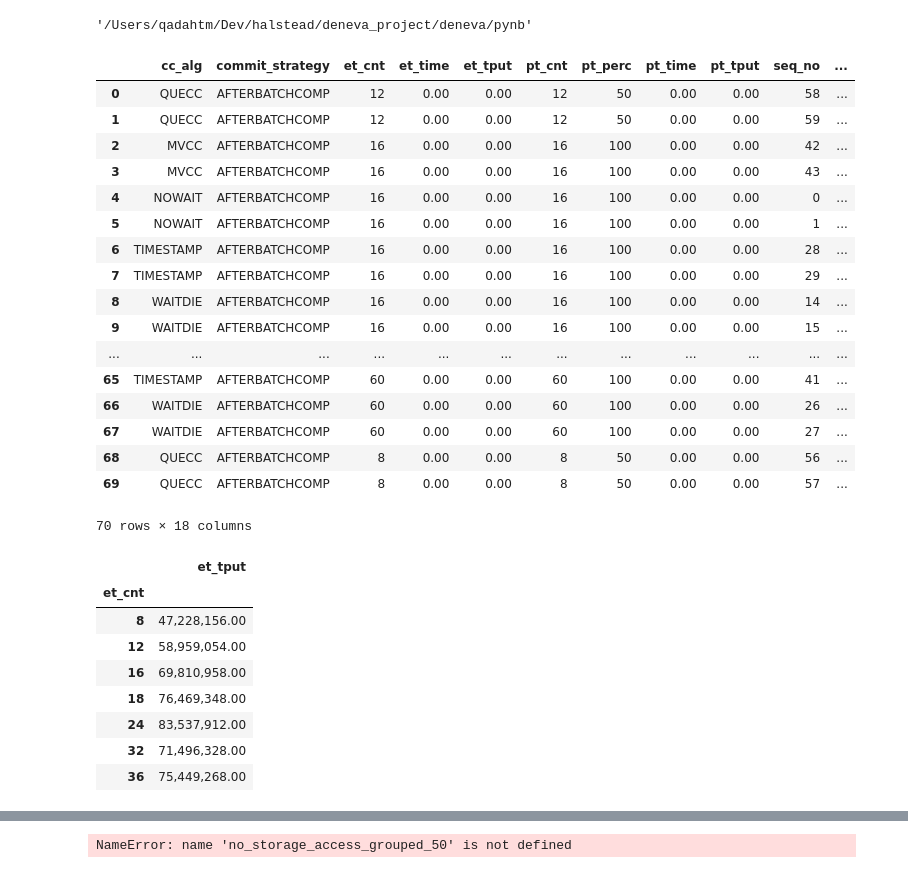
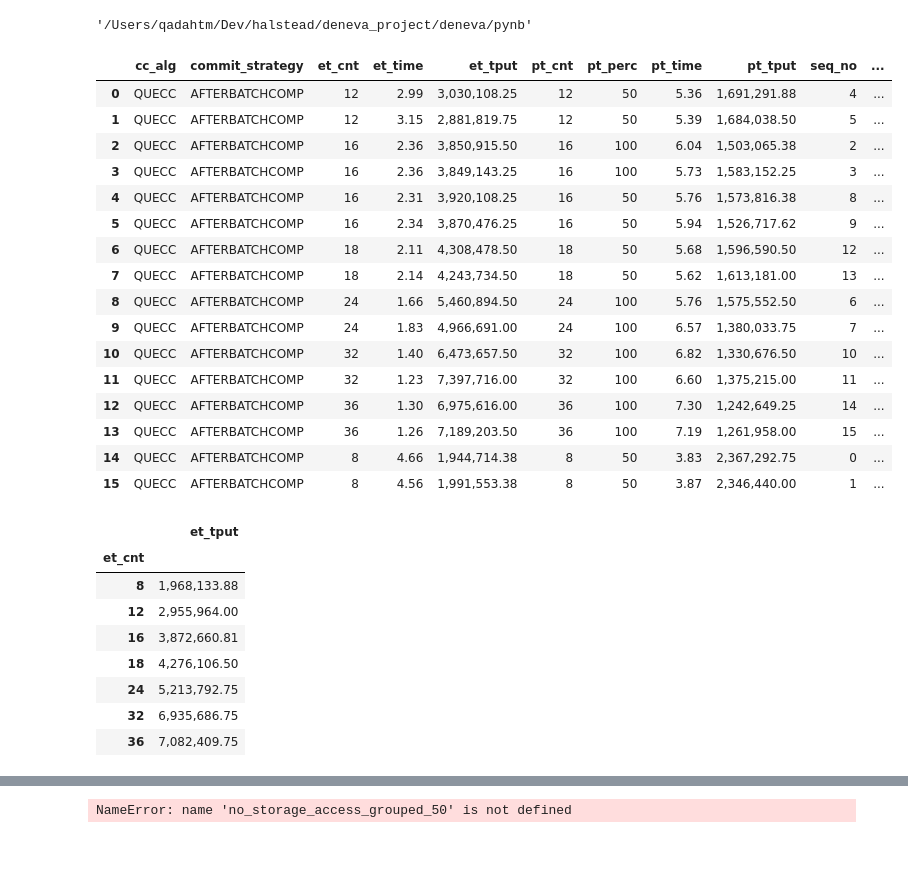
Before and after one commit to qadahtm/deneva, a Jupyter notebook: pynb/QueCC.ipynb, the cells around one changed output, grey strips where cells are left out. Drawn from its saved outputs; the diff is of its cells as text; code cells hidden in the pictures.

```diff
--- a/pynb/QueCC.ipynb
+++ b/pynb/QueCC.ipynb
@@ -313,6 +313,15 @@ directory = "/Users/qadahtm/Dev/halstead/deneva_project/deneva/exp_results/fixed
 directory = "/Users/qadahtm/Dev/halstead/deneva_project/deneva/exp_results/m4-16xlarge-normal"
 # directory = "/Users/qadahtm/Dev/halstead/deneva_project/deneva/exp_results/quecc_db_access"
 # directory = "/Users/qadahtm/Dev/halstead/deneva_project/deneva/exp_results/fixed_mode_withdb_simple"
+# directory = "/Users/qadahtm/Dev/halstead/deneva_project/deneva/exp_results/normal_mode_with_simplehash"
+directory = "/Users/qadahtm/Dev/halstead/deneva_project/deneva/exp_results/fixed_mode_with_simplehash2_eagersplit"
+
+directory = "/Users/qadahtm/Dev/halstead/deneva_project/deneva/exp_results/fixed_mode_withdb_simple_eagersplit"
+directory = "/Users/qadahtm/Dev/halstead/deneva_project/deneva/exp_results/fixed_mode_withdb_simple_lazysplit2"
+
+directory = "/Users/qadahtm/Dev/halstead/deneva_project/deneva/exp_results/fixed_mode_lookup_simple_eagersplit_readonly2"
+
+directory = "/Users/qadahtm/Dev/halstead/deneva_project/deneva/exp_results/fixed_mode_withdb_simple_eagersplit2"
 
 resFiles = os.listdir(directory)
 # print(resFiles)
@@ -416,50 +425,49 @@ for fname in resFiles:
 
         data['virt_mem_usage'].append(int(e_data['virt_mem_usage']))
         data['pt_perc'].append(pt_perc)
         data['pt_cnt'].append(pt_cnt)
         data['pt_time'].append(float(e_data['pt_time']))
         data['pt_tput'].append(float(e_data['pt_tput']))
         data['et_cnt'].append(et_cnt)
         data['et_time'].append(float(e_data['et_time']))
         data['et_tput'].append(float(e_data['et_tput']))
         data['trial_no'].append(int(trial_num))
         data['seq_no'].append(int(seq_num))
         data['zipf_theta'].append('{:.1f}'.format(float(e_data['g_zipf_theta'])))
 
 # print(data)
 df = pd.DataFrame(data)
 # group_theta = df.groupby('zipf_theta')
 # df = df[df.worker_cnt!=56]
 # df = df[df.worker_cnt>24]
 # df = df[df.cc_alg == 'QUECC']
 # df = df[df.zipf_theta != '0.9']
 # df = df[df.zipf_theta != '0.0']
 # df = df[df.commit_strategy != 'IMMEDIATE']
 # df = df[df.et_tput != 0]
 # df = df[df.pt_perc == 50]
 # df = df[df.pt_perc != 25]
 # df = df[df.pt_perc == 100]
 # df = df[df.worker_cnt !=8]
 df
 # %% [output]
 |  | cc_alg | commit_strategy | et_cnt | et_time | et_tput | pt_cnt | pt_perc | pt_time | pt_tput | seq_no | ... |
-| 0 | QUECC | AFTERBATCHCOMP | 12 | 0.00 | 0.00 | 12 | 50 | 0.00 | 0.00 | 58 | ... |
-| 1 | QUECC | AFTERBATCHCOMP | 12 | 0.00 | 0.00 | 12 | 50 | 0.00 | 0.00 | 59 | ... |
-| 2 | MVCC | AFTERBATCHCOMP | 16 | 0.00 | 0.00 | 16 | 100 | 0.00 | 0.00 | 42 | ... |
-| 3 | MVCC | AFTERBATCHCOMP | 16 | 0.00 | 0.00 | 16 | 100 | 0.00 | 0.00 | 43 | ... |
-| 4 | NOWAIT | AFTERBATCHCOMP | 16 | 0.00 | 0.00 | 16 | 100 | 0.00 | 0.00 | 0 | ... |
-| 5 | NOWAIT | AFTERBATCHCOMP | 16 | 0.00 | 0.00 | 16 | 100 | 0.00 | 0.00 | 1 | ... |
-| 6 | TIMESTAMP | AFTERBATCHCOMP | 16 | 0.00 | 0.00 | 16 | 100 | 0.00 | 0.00 | 28 | ... |
-| 7 | TIMESTAMP | AFTERBATCHCOMP | 16 | 0.00 | 0.00 | 16 | 100 | 0.00 | 0.00 | 29 | ... |
-| 8 | WAITDIE | AFTERBATCHCOMP | 16 | 0.00 | 0.00 | 16 | 100 | 0.00 | 0.00 | 14 | ... |
-| 9 | WAITDIE | AFTERBATCHCOMP | 16 | 0.00 | 0.00 | 16 | 100 | 0.00 | 0.00 | 15 | ... |
-| ... | ... | ... | ... | ... | ... | ... | ... | ... | ... | ... | ... |
-| 65 | TIMESTAMP | AFTERBATCHCOMP | 60 | 0.00 | 0.00 | 60 | 100 | 0.00 | 0.00 | 41 | ... |
-| 66 | WAITDIE | AFTERBATCHCOMP | 60 | 0.00 | 0.00 | 60 | 100 | 0.00 | 0.00 | 26 | ... |
-| 67 | WAITDIE | AFTERBATCHCOMP | 60 | 0.00 | 0.00 | 60 | 100 | 0.00 | 0.00 | 27 | ... |
-| 68 | QUECC | AFTERBATCHCOMP | 8 | 0.00 | 0.00 | 8 | 50 | 0.00 | 0.00 | 56 | ... |
-| 69 | QUECC | AFTERBATCHCOMP | 8 | 0.00 | 0.00 | 8 | 50 | 0.00 | 0.00 | 57 | ... |
+| 0 | QUECC | AFTERBATCHCOMP | 12 | 2.99 | 3,030,108.25 | 12 | 50 | 5.36 | 1,691,291.88 | 4 | ... |
+| 1 | QUECC | AFTERBATCHCOMP | 12 | 3.15 | 2,881,819.75 | 12 | 50 | 5.39 | 1,684,038.50 | 5 | ... |
+| 2 | QUECC | AFTERBATCHCOMP | 16 | 2.36 | 3,850,915.50 | 16 | 100 | 6.04 | 1,503,065.38 | 2 | ... |
+| 3 | QUECC | AFTERBATCHCOMP | 16 | 2.36 | 3,849,143.25 | 16 | 100 | 5.73 | 1,583,152.25 | 3 | ... |
+| 4 | QUECC | AFTERBATCHCOMP | 16 | 2.31 | 3,920,108.25 | 16 | 50 | 5.76 | 1,573,816.38 | 8 | ... |
+| 5 | QUECC | AFTERBATCHCOMP | 16 | 2.34 | 3,870,476.25 | 16 | 50 | 5.94 | 1,526,717.62 | 9 | ... |
+| 6 | QUECC | AFTERBATCHCOMP | 18 | 2.11 | 4,308,478.50 | 18 | 50 | 5.68 | 1,596,590.50 | 12 | ... |
+| 7 | QUECC | AFTERBATCHCOMP | 18 | 2.14 | 4,243,734.50 | 18 | 50 | 5.62 | 1,613,181.00 | 13 | ... |
+| 8 | QUECC | AFTERBATCHCOMP | 24 | 1.66 | 5,460,894.50 | 24 | 100 | 5.76 | 1,575,552.50 | 6 | ... |
+| 9 | QUECC | AFTERBATCHCOMP | 24 | 1.83 | 4,966,691.00 | 24 | 100 | 6.57 | 1,380,033.75 | 7 | ... |
+| 10 | QUECC | AFTERBATCHCOMP | 32 | 1.40 | 6,473,657.50 | 32 | 100 | 6.82 | 1,330,676.50 | 10 | ... |
+| 11 | QUECC | AFTERBATCHCOMP | 32 | 1.23 | 7,397,716.00 | 32 | 100 | 6.60 | 1,375,215.00 | 11 | ... |
+| 12 | QUECC | AFTERBATCHCOMP | 36 | 1.30 | 6,975,616.00 | 36 | 100 | 7.30 | 1,242,649.25 | 14 | ... |
+| 13 | QUECC | AFTERBATCHCOMP | 36 | 1.26 | 7,189,203.50 | 36 | 100 | 7.19 | 1,261,958.00 | 15 | ... |
+| 14 | QUECC | AFTERBATCHCOMP | 8 | 4.66 | 1,944,714.38 | 8 | 50 | 3.83 | 2,367,292.75 | 0 | ... |
+| 15 | QUECC | AFTERBATCHCOMP | 8 | 4.56 | 1,991,553.38 | 8 | 50 | 3.87 | 2,346,440.00 | 1 | ... |
-70 rows × 18 columns
 # %%
 # grouped = df.groupby(['cc_alg','zipf_theta', 'worker_cnt', 'pt_perc','commit_strategy', 'pt_cnt', 'et_cnt']).tput.agg(['count', 'min', 'max', 'mean'])
 pd.options.display.float_format = '{:,.2f}'.format
@@ -472,13 +480,13 @@ grouped
 # %% [output]
 |  | et_tput |
 | et_cnt |  |
-| 8 | 47,228,156.00 |
-| 12 | 58,959,054.00 |
-| 16 | 69,810,958.00 |
-| 18 | 76,469,348.00 |
-| 24 | 83,537,912.00 |
-| 32 | 71,496,328.00 |
-| 36 | 75,449,268.00 |
+| 8 | 1,968,133.88 |
+| 12 | 2,955,964.00 |
+| 16 | 3,872,660.81 |
+| 18 | 4,276,106.50 |
+| 24 | 5,213,792.75 |
+| 32 | 6,935,686.75 |
+| 36 | 7,082,409.75 |
 # %%
 # grouped = df.groupby(['cc_alg','zipf_theta', 'worker_cnt', 'pt_perc','commit_strategy', 'pt_cnt', 'et_cnt']).tput.agg(['count', 'min', 'max', 'mean'])
 pd.options.display.float_format = '{:,.2f}'.format
```
Also changed, not shown: parts of 2 cells of this notebook, 9 other files.
